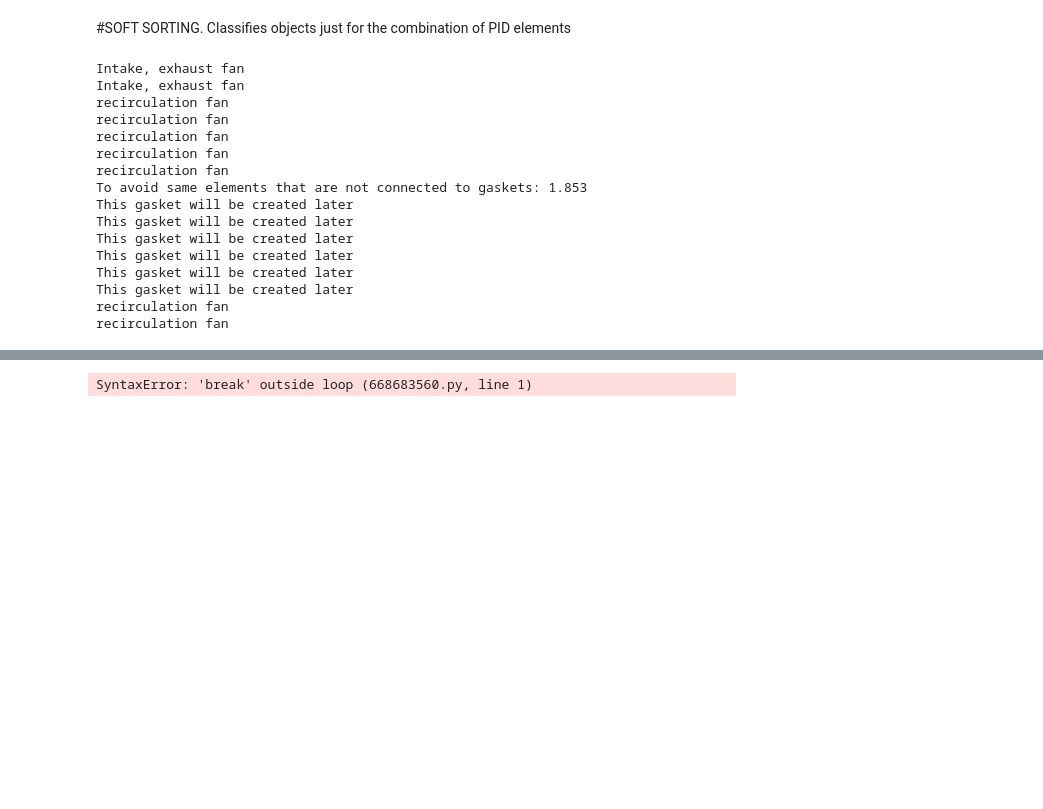
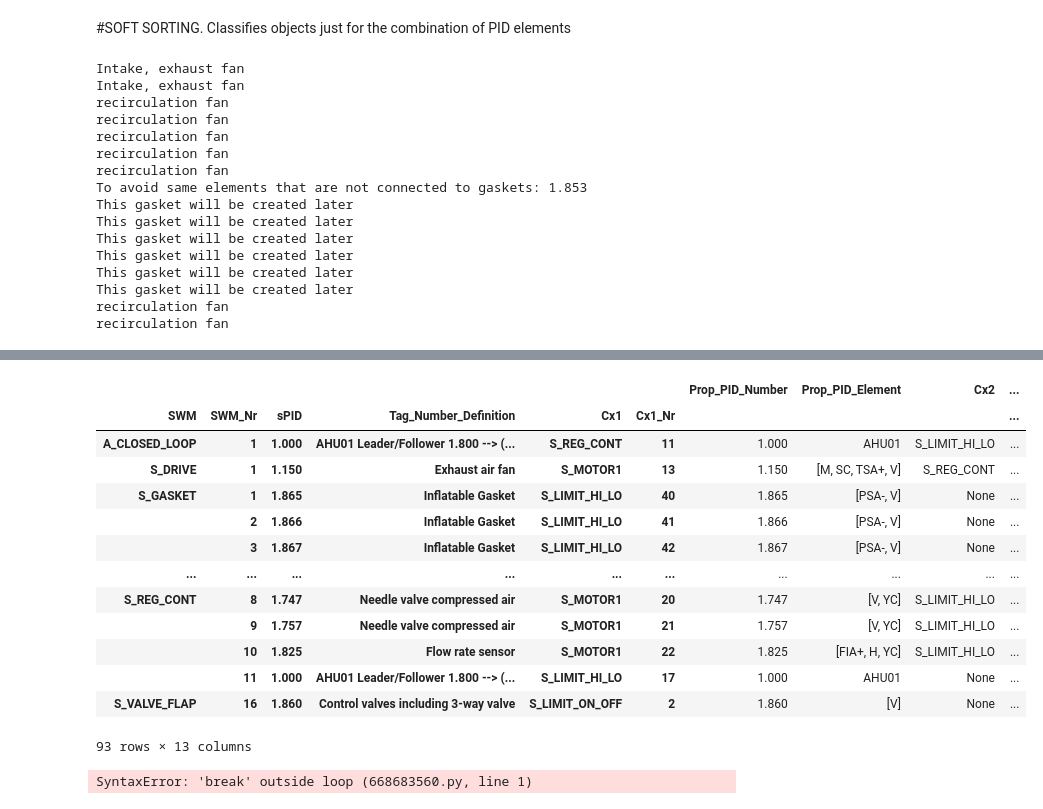
Before and after one commit to emartinskan/epic, a Jupyter notebook: epic.ipynb, the cells around one changed output, grey strips where cells are left out. Cells and saved outputs as stored; diff of their text form; code cells hidden in the pictures; blank space fills up the shorter version.

```diff
--- a/epic.ipynb
+++ b/epic.ipynb
@@ -683,12 +683,29 @@ for items in element_list.index:
             element_list.at[items, 'Fault_02'] = 'Abort'
             element_list.at[items, 'Fault_03'] = 'time out'
 
-            #element_list.at[items, 'Cx1'] = 'Pump[x]' #LOCAL PUMP NUMBER (Belogs to an SIS)
-            #element_list.at[items, 'Cx1_Nr'] = 'x'  #Max of six elements and starting from 1 in every new SIS...
+            element_list.at[items, 'Cx1'] = SOFTWARE_MODE_DEFINITION["S_SIS"]
+            element_list.at[items, 'Cx1_Nr'] = 'Waiting update'
+            idx_pump_nr = idx_pump_nr + 1
+            element_list.at[items, 'Cx2'] = 'Pump_nr' #global autonumberable
+            element_list.at[items, 'Cx2_Nr'] = idx_pump_nr
+
+            element_list.at[items, 'Cx3'] = 'Pump[x]' #LOCAL PUMP NUMBER (Belogs to an SIS...)
+            element_list.at[items, 'Cx3_Nr'] = 'x'  #Max of six elements and starting from 1 in every new SIS...
 
             #element_list.at[items, 'Cx1'] = 'GLOBAL PUMP NUMBER: '
             #idx_pump_nr = idx_pump_nr + 1
             #element_list.at[items, 'Cx2_Nr'] = idx_pump_nr #GLOBAL PUMP NUMBER
+
+        #Servo mousehole, right now simplest way
+        case ['GIA', 'M', 'SC', 'XA']: #Right now in only SWM
+            #Limit hi lo conn1
+            element_list.at[items, 'SWM'] = APPLICATION_MODULE_DEFINITION["A_SERVO_DRIVE"]
+            idx_a_servo_drive = idx_a_servo_drive + 1
+            element_list.at[items, 'SWM_Nr'] = idx_a_servo_drive
+
+            #+Limit switch open
+            #+Limit switch close
+            #hilo for actual value
 # %% [output]
 Intake, exhaust fan
 Intake, exhaust fan
@@ -1035,0 +1365,3 @@ for items in element_list.index:
+# %%
+#Reset index after new elements
+element_list.reset_index(drop=True, inplace=True)
@@ -1082,2 +1769,23 @@ Fault_03                  14
 Fault_04                   0
 dtype: int64
+# %%
+#gdrive = group_element_list.groupby(['SWM','SWM_Nr','Prop_PID_Number','Tag_Number_Definition','Cx1','Cx1_Nr'])#.agg('Element_Description')
+#,'Prop_PID_Number','Tag_Number_Definition','
+
+extended_element_list = group_element_list.groupby(['SWM','SWM_Nr','sPID','Tag_Number_Definition','Cx1','Cx1_Nr'])
+extended_element_list.first()
+# %% [output]
+|  |  |  |  |  |  | Prop_PID_Number | Prop_PID_Element | Cx2 | ... |
+| SWM | SWM_Nr | sPID | Tag_Number_Definition | Cx1 | Cx1_Nr |  |  |  | ... |
+| A_CLOSED_LOOP | 1 | 1.000 | AHU01 Leader/Follower 1.800 --> (... | S_REG_CONT | 11 | 1.000 | AHU01 | S_LIMIT_HI_LO | ... |
+| S_DRIVE | 1 | 1.150 | Exhaust air fan | S_MOTOR1 | 13 | 1.150 | [M, SC, TSA+, V] | S_REG_CONT | ... |
+| S_GASKET | 1 | 1.865 | Inflatable Gasket | S_LIMIT_HI_LO | 40 | 1.865 | [PSA-, V] | None | ... |
+|  | 2 | 1.866 | Inflatable Gasket | S_LIMIT_HI_LO | 41 | 1.866 | [PSA-, V] | None | ... |
+|  | 3 | 1.867 | Inflatable Gasket | S_LIMIT_HI_LO | 42 | 1.867 | [PSA-, V] | None | ... |
+| ... | ... | ... | ... | ... | ... | ... | ... | ... | ... |
+| S_REG_CONT | 8 | 1.747 | Needle valve compressed air | S_MOTOR1 | 20 | 1.747 | [V, YC] | S_LIMIT_HI_LO | ... |
+|  | 9 | 1.757 | Needle valve compressed air | S_MOTOR1 | 21 | 1.757 | [V, YC] | S_LIMIT_HI_LO | ... |
+|  | 10 | 1.825 | Flow rate sensor | S_MOTOR1 | 22 | 1.825 | [FIA+, H, YC] | S_LIMIT_HI_LO | ... |
+|  | 11 | 1.000 | AHU01 Leader/Follower 1.800 --> (... | S_LIMIT_HI_LO | 17 | 1.000 | AHU01 | None | ... |
+| S_VALVE_FLAP | 16 | 1.860 | Control valves including 3-way valve | S_LIMIT_ON_OFF | 2 | 1.860 | [V] | None | ... |
+93 rows × 13 columns
```
Also changed, not shown: parts of 24 cells of this notebook.
